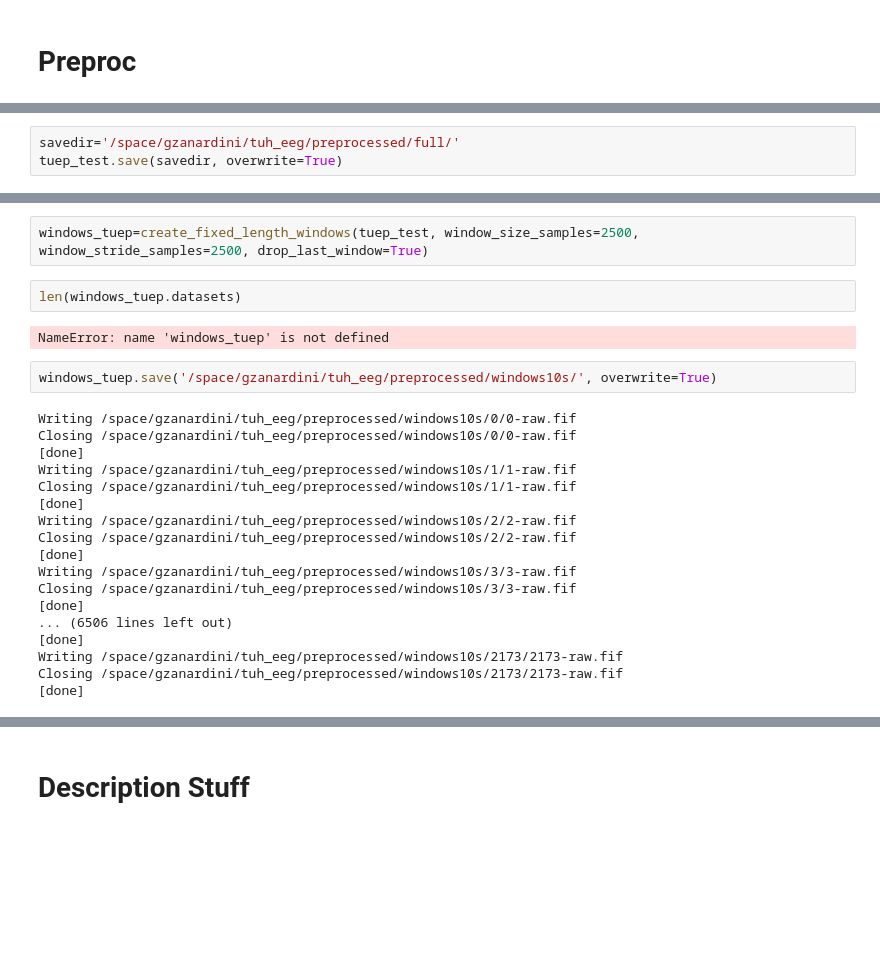
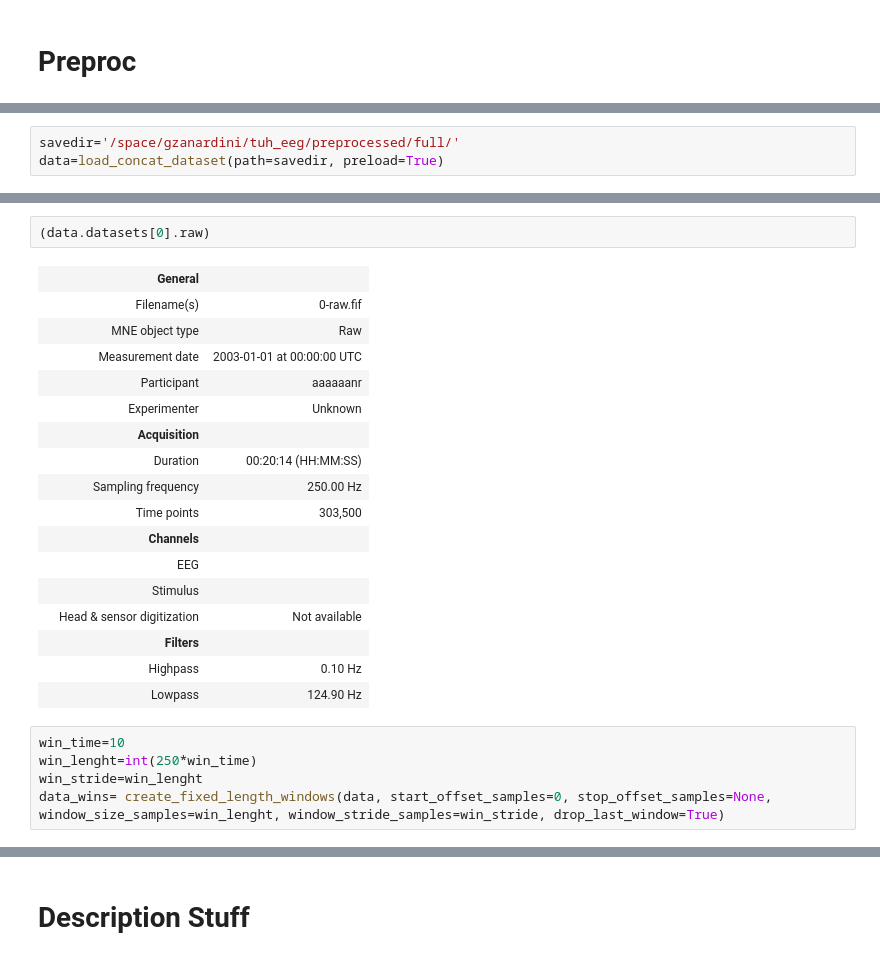
Before and after one commit to gzanardini/IED-free-EEG-classification, a Jupyter notebook: everything_test.ipynb, the cells around one changed output, grey strips where cells are left out. Cells and saved outputs as stored; diff of their text form; blank space fills up the shorter version.

```diff
--- a/everything_test.ipynb
+++ b/everything_test.ipynb
@@ -94,4 +14,4 @@ len(tuep_test.datasets), len(tuep.datasets)
 # %%
 savedir='/space/gzanardini/tuh_eeg/preprocessed/full/'
-tuep_test.save(savedir, overwrite=True)
+data=load_concat_dataset(path=savedir, preload=True)
 # %% [output]
@@ -145,26 +35,25 @@ print(len(tuep_test.datasets))
-# %%
-windows_tuep=create_fixed_length_windows(tuep_test, window_size_samples=2500, window_stride_samples=2500, drop_last_window=True)
-# %%
-len(windows_tuep.datasets)
-# %% [output]
-NameError: name 'windows_tuep' is not defined
-# %%
-windows_tuep.save('/space/gzanardini/tuh_eeg/preprocessed/windows10s/', overwrite=True)
-# %% [output]
-Writing /space/gzanardini/tuh_eeg/preprocessed/windows10s/0/0-raw.fif
-Closing /space/gzanardini/tuh_eeg/preprocessed/windows10s/0/0-raw.fif
-[done]
-Writing /space/gzanardini/tuh_eeg/preprocessed/windows10s/1/1-raw.fif
-Closing /space/gzanardini/tuh_eeg/preprocessed/windows10s/1/1-raw.fif
-[done]
-Writing /space/gzanardini/tuh_eeg/preprocessed/windows10s/2/2-raw.fif
-Closing /space/gzanardini/tuh_eeg/preprocessed/windows10s/2/2-raw.fif
-[done]
-Writing /space/gzanardini/tuh_eeg/preprocessed/windows10s/3/3-raw.fif
-Closing /space/gzanardini/tuh_eeg/preprocessed/windows10s/3/3-raw.fif
-[done]
-... (6506 lines left out)
-[done]
-Writing /space/gzanardini/tuh_eeg/preprocessed/windows10s/2173/2173-raw.fif
-Closing /space/gzanardini/tuh_eeg/preprocessed/windows10s/2173/2173-raw.fif
-[done]
+# %%
+(data.datasets[0].raw)
+# %% [output]
+|  | General |  |
+|  | Filename(s) | 0-raw.fif |
+|  | MNE object type | Raw |
+|  | Measurement date | 2003-01-01 at 00:00:00 UTC |
+|  | Participant | aaaaaanr |
+|  | Experimenter | Unknown |
+|  | Acquisition |  |
+|  | Duration | 00:20:14 (HH:MM:SS) |
+|  | Sampling frequency | 250.00 Hz |
+|  | Time points | 303,500 |
+|  | Channels |  |
+|  | EEG |  |
+|  | Stimulus |  |
+|  | Head & sensor digitization | Not available |
+|  | Filters |  |
+|  | Highpass | 0.10 Hz |
+|  | Lowpass | 124.90 Hz |
+# %%
+win_time=10
+win_lenght=int(250*win_time)
+win_stride=win_lenght
+data_wins= create_fixed_length_windows(data, start_offset_samples=0, stop_offset_samples=None, window_size_samples=win_lenght, window_stride_samples=win_stride, drop_last_window=True)
```
Also changed, not shown: parts of 12 cells of this notebook, 43 other files.
